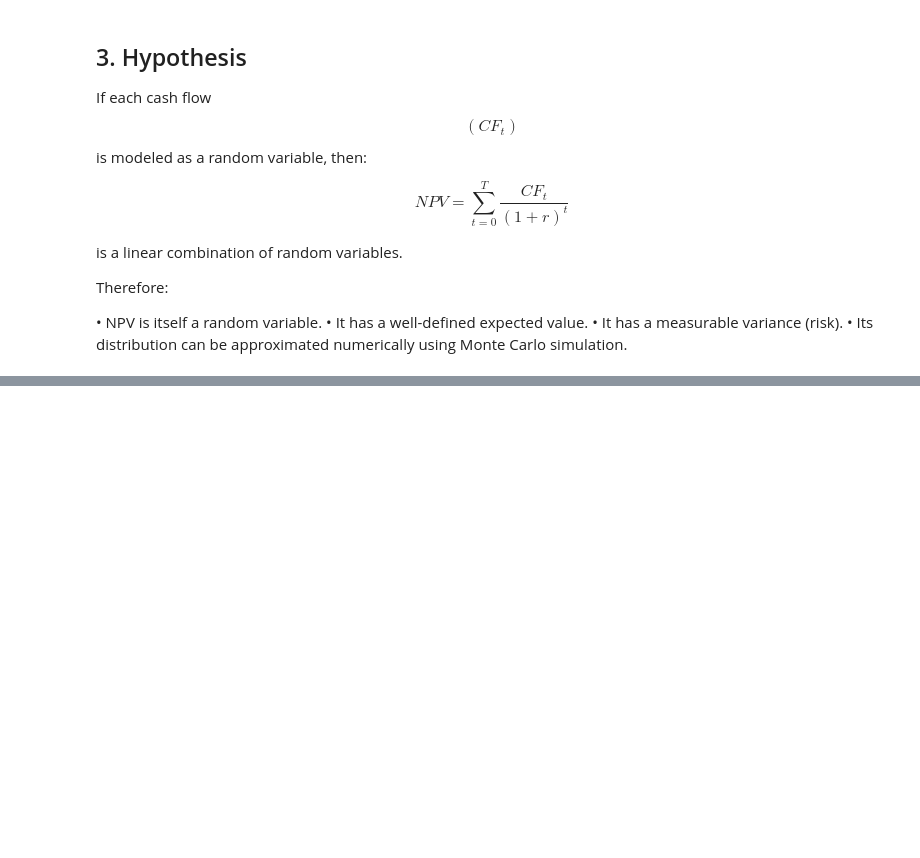
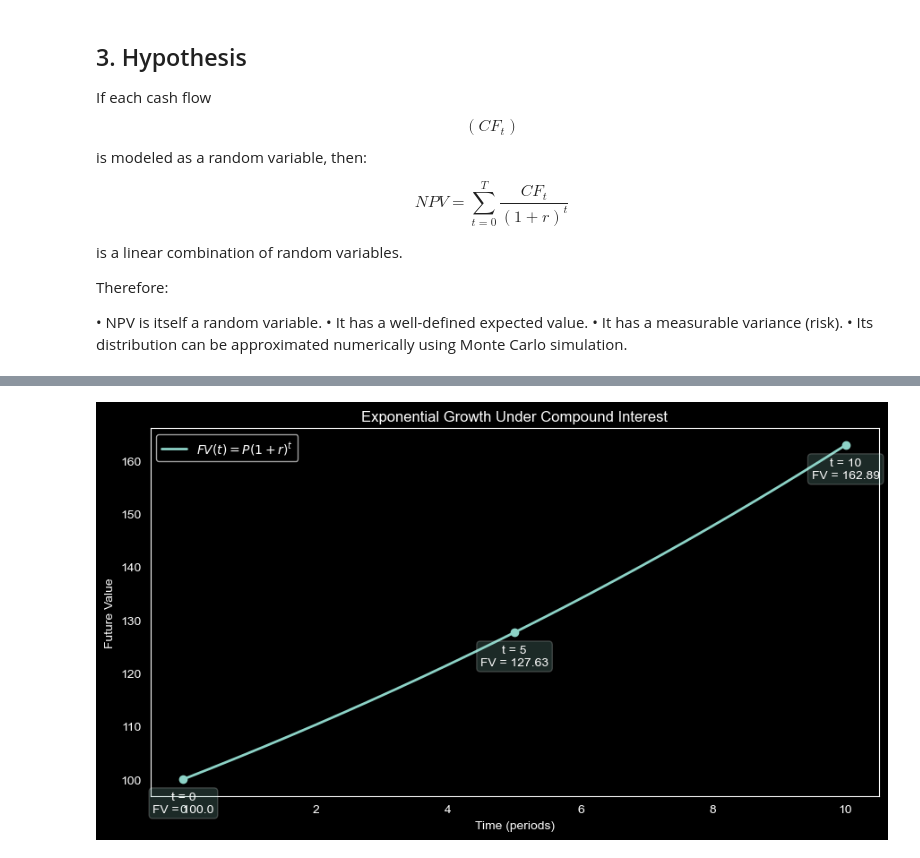
Before and after one commit to Wexwer/TVM-MonteCarlo-Scientific_Study, a Jupyter notebook: time_value_of_money.ipynb, the cells around one changed output, grey strips where cells are left out. Drawn from its saved outputs; the diff is of its cells as text; code cells hidden in the pictures; blank space fills up the shorter version.

Commit message:
Improve exponential growth visualization with annotated points

```diff
--- a/time_value_of_money.ipynb
+++ b/time_value_of_money.ipynb
@@ -38,0 +67,19 @@ Therefore:
+# %%
+def future_value(p, r, t):
+    return p * (1+r) ** t
+
+def present_value(fv, r, t):
+    return fv / (1+r) ** t
+
+p = 1000
+r = 0.05
+t = 3
+
+FV = future_value(p,r,t)
+PV = present_value(FV, r, t)
+PV_recovered = present_value(FV, r, t)
+
+print("Future Value: ", FV)
+print("Present Value: ", PV)
+print("Recovered Value: ", PV_recovered)
+print("Numerical Error:", abs(PV - PV_recovered))
@@ -38,0 +101,39 @@ Therefore:
+# %%
+t_values = np.linspace(0, 10, 200)
+P = 100
+r = 0.05
+
+growth = future_value(P, r, t_values)
+
+plt.figure(figsize=(9, 5))
+plt.plot(t_values, growth, linewidth=2, label=r"$FV(t)=P(1+r)^t$")
+
+# Highlight a few key points for intuition
+key_t = np.array([0, 5, 10])
+key_fv = future_value(P, r, key_t)
+plt.scatter(key_t, key_fv, zorder=3)
+
+for i in range(len(key_t)):
+    tt = key_t[i]
+    ff = key_fv[i]
+
+    plt.annotate(
+        "t = " + str(tt) + "\nFV = " + str(round(ff, 2)),
+        xy=(tt, ff),
+        xytext=(0, -10),   # move text below point
+        textcoords="offset points",
+        ha="center",
+        va="top",
+        bbox=dict(boxstyle="round,pad=0.3", alpha=0.2)
+    )
+
+plt.title("Exponential Growth Under Compound Interest")
+plt.xlabel("Time (periods)")
+plt.ylabel("Future Value")
+plt.grid(alpha=0.3)
+plt.legend()
+plt.tight_layout()
+plt.grid(None)
+plt.show()
+# %% [output]
+[figure, added]
```
Also changed, not shown: parts of 5 cells of this notebook.
